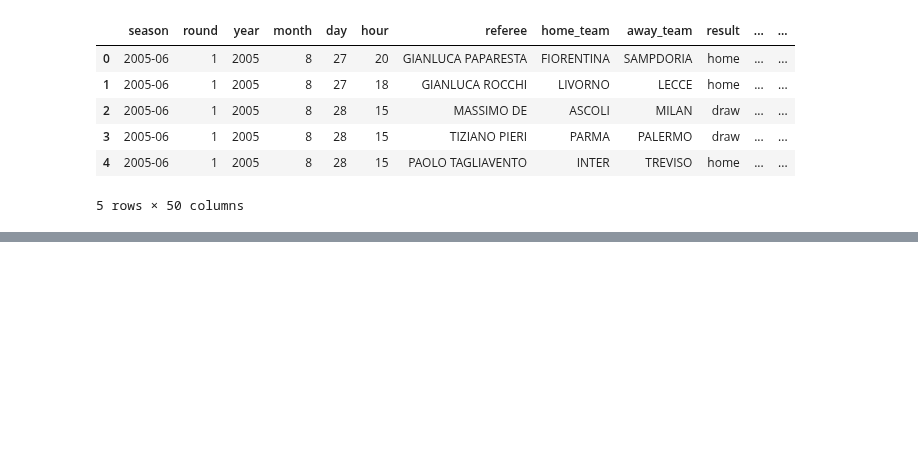
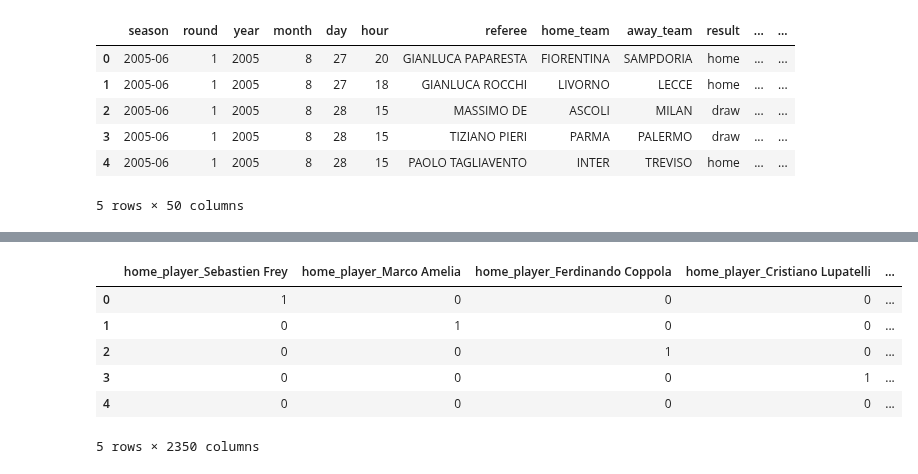
Before and after one commit to davnig/football-match-results-prediction, a Jupyter notebook: data_preprocessing.ipynb, the cells around one changed output, grey strips where cells are left out. Drawn from its saved outputs; the diff is of its cells as text; code cells hidden in the pictures; blank space fills up the shorter version.

```diff
--- a/data_preprocessing.ipynb
+++ b/data_preprocessing.ipynb
@@ -154,0 +179,22 @@ df = df.dropna()
+# %%
+result = []
+for index, row in df.iterrows():
+    home_encoding = [0] * len(all_unique_players)
+    away_encoding = [0] * len(all_unique_players)
+    for idx in range(len(home_player_columns)):
+        home_player_idx = all_unique_players.index(row[home_player_columns[idx]])
+        home_encoding[home_player_idx] = 1
+        away_player_idx = all_unique_players.index(row[away_player_columns[idx]])
+        away_encoding[away_player_idx] = 1
+    result += [home_encoding + away_encoding]
+home_away_player_columns = [f'home_player_{name}' for name in all_unique_players] + [f'away_player_{name}' for name in all_unique_players]
+players_df = pd.DataFrame(result, columns=home_away_player_columns)
+players_df.head()
+# %% [output]
+|  | home_player_Sebastien Frey | home_player_Marco Amelia | home_player_Ferdinando Coppola | home_player_Cristiano Lupatelli | ... |
+| 0 | 1 | 0 | 0 | 0 | ... |
+| 1 | 0 | 1 | 0 | 0 | ... |
+| 2 | 0 | 0 | 1 | 0 | ... |
+| 3 | 0 | 0 | 0 | 1 | ... |
+| 4 | 0 | 0 | 0 | 0 | ... |
+5 rows × 2350 columns
```
Also changed, not shown: parts of 17 cells of this notebook, 2 other files.
